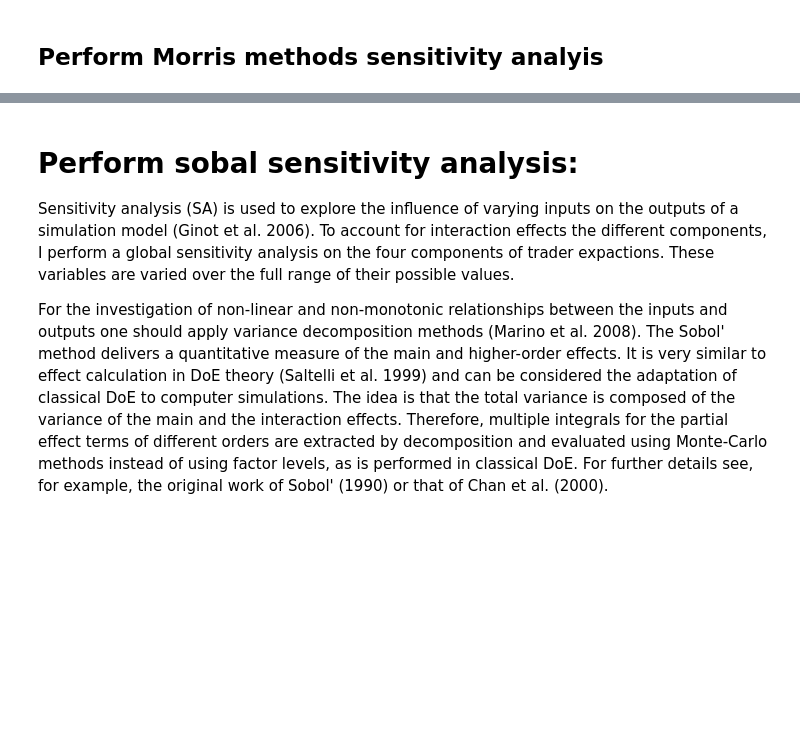
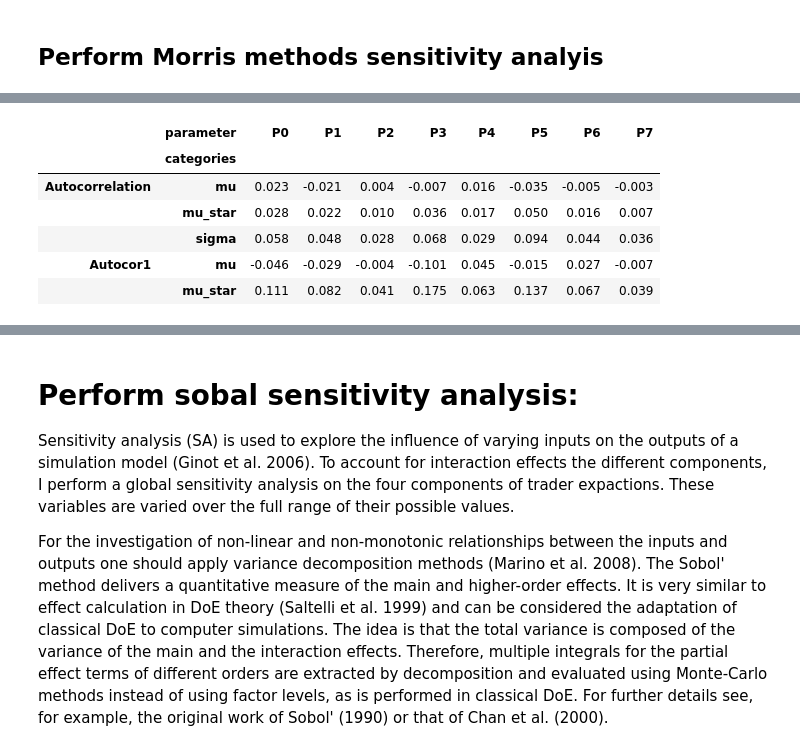
Before and after one commit to joerischasfoort/sim-fin-abm, a Jupyter notebook: sensitivity_analysis.ipynb, the cells around one changed output, grey strips where cells are left out. Drawn from its saved outputs; the diff is of its cells as text; code cells hidden in the pictures; blank space fills up the shorter version.

```diff
--- a/sensitivity_analysis.ipynb
+++ b/sensitivity_analysis.ipynb
@@ -205,0 +148,17 @@ Si
+# %%
+morris_categories = ['mu_star', 'mu', 'sigma']
+parameter_lables = ['P{}'.format(n) for n in range(len(morris_tests[0][morris_categories[0]]))]
+# %%
+# create matrix with
+matrix = []
+# fill rows
+for stylized_fact in morris_tests:
+    row = []
+    for parameter in range(len(parameter_lables)):
+    # append first mu_star, then mu, then sigma
+        for category in morris_categories:
+            # add element
+            row.append(round(stylized_fact[category][parameter], 3))
+#             for element in stylized_fact[category]:
+#                 row.append(round(element, 3))
+    matrix.append(row)
@@ -205,0 +205,20 @@ Si
+# %%
+# create multi-level df
+header = pd.MultiIndex.from_product([parameter_lables, morris_categories], names=['parameter','categories'])
+#header = pd.MultiIndex.from_product([['location1','location2'], ['S1','S2','S3']], names=['loc','S'])
+
+df = pd.DataFrame(matrix,
+                  index=test_labels,
+                  columns=header)
+# %%
+df = df.stack()
+# %%
+df.head()
+# %% [output]
+|  | parameter | P0 | P1 | P2 | P3 | P4 | P5 | P6 | P7 |
+|  | categories |  |  |  |  |  |  |  |  |
+| Autocorrelation | mu | 0.023 | -0.021 | 0.004 | -0.007 | 0.016 | -0.035 | -0.005 | -0.003 |
+|  | mu_star | 0.028 | 0.022 | 0.010 | 0.036 | 0.017 | 0.050 | 0.016 | 0.007 |
+|  | sigma | 0.058 | 0.048 | 0.028 | 0.068 | 0.029 | 0.094 | 0.044 | 0.036 |
+| Autocor1 | mu | -0.046 | -0.029 | -0.004 | -0.101 | 0.045 | -0.015 | 0.027 | -0.007 |
+|  | mu_star | 0.111 | 0.082 | 0.041 | 0.175 | 0.063 | 0.137 | 0.067 | 0.039 |
```
Also changed, not shown: parts of 17 cells of this notebook, 3 other files.
